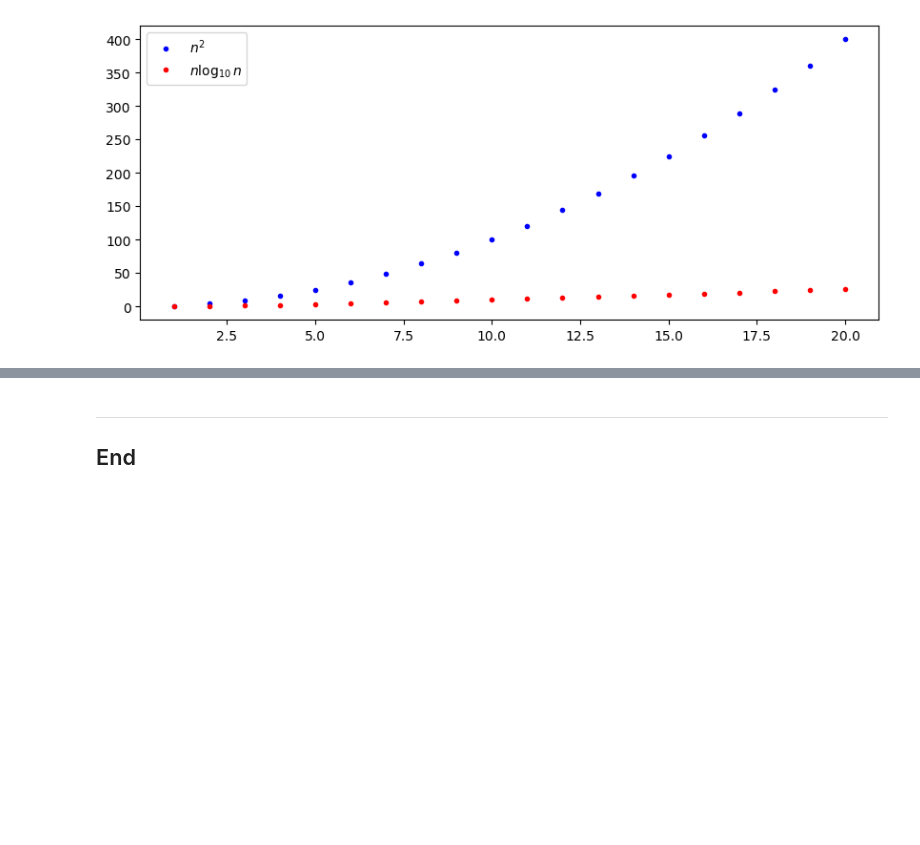
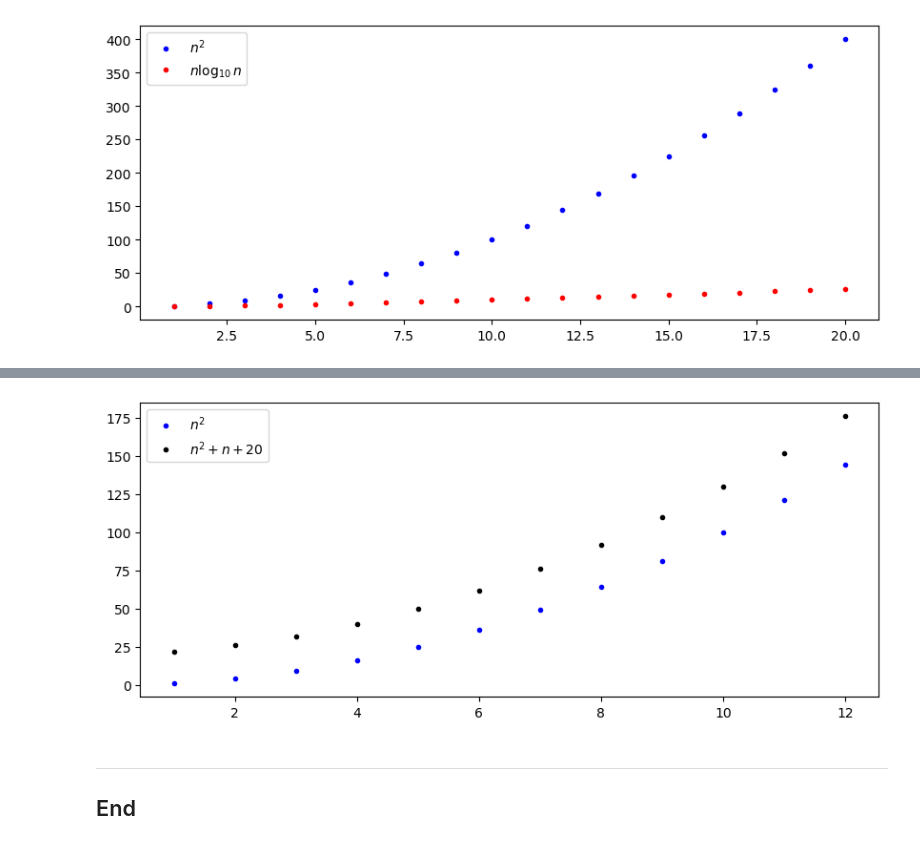
Before and after one commit to ianmcloughlin/notebooks, a Jupyter notebook: big_o.ipynb, the cells around one changed output, grey strips where cells are left out. Saved outputs shown, nothing was run; the diff lists cells and outputs as text; code cells hidden in the pictures; blank space fills up the shorter version.

```diff
--- a/big_o.ipynb
+++ b/big_o.ipynb
@@ -134,3 +211,17 @@ ax.legend();
+# %%
+# Create a plot.
+fig, ax = plt.subplots(figsize=(10, 4))
+
+# Plot a(n).
+ax.plot(n, n**2, label='$n^2$', color='blue', marker='.', linestyle='None')
+
+# Plot b(n).
+ax.plot(n, n**2 + n + 20, label='$n^2 + n + 20$', color='black', marker='.', linestyle='None')
+
+# Legend.
+ax.legend();
+# %% [output]
+[figure, added]
 # %% [markdown]
 ***
 
```
Also changed, not shown: parts of 16 cells of this notebook, 1 other file.
